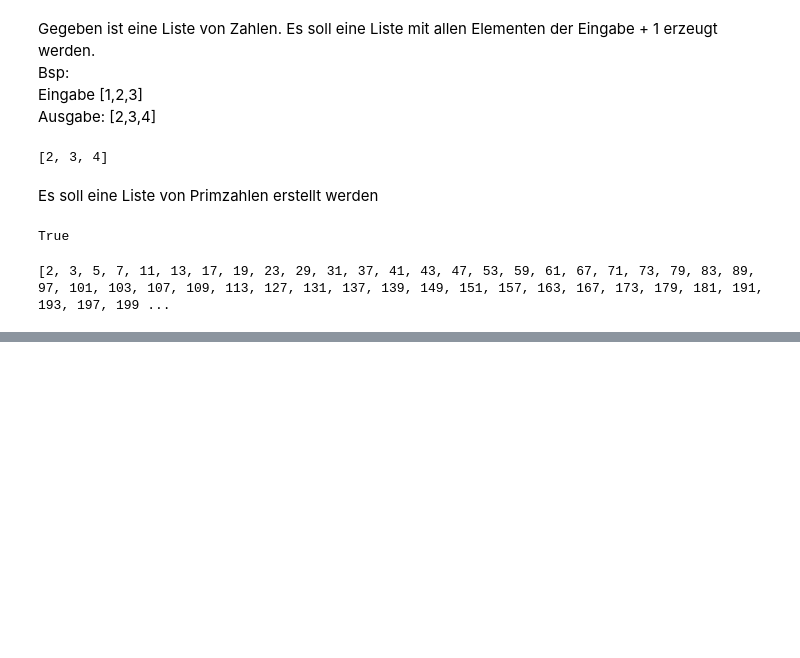
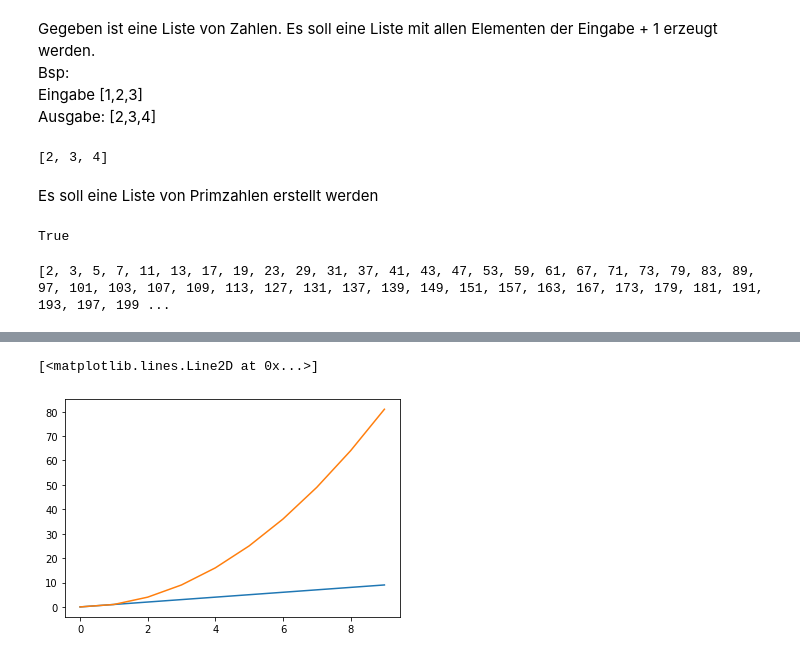
Before and after one commit to Pythonimeislabor/repo1, a Jupyter notebook: unser_erstes_notebook.ipynb, the cells around one changed output, grey strips where cells are left out. Drawn from its saved outputs; the diff is of its cells as text; code cells hidden in the pictures; blank space fills up the shorter version.

```diff
--- a/unser_erstes_notebook.ipynb
+++ b/unser_erstes_notebook.ipynb
@@ -494,0 +516,6 @@ len(liste)
+# %%
+plt.plot([x for x in range(10)])
+plt.plot([x**2 for x in range(10)])
+# %% [output]
+[<matplotlib.lines.Line2D at 0x...>]
+[figure, added]
```
Also changed, not shown: parts of 5 cells of this notebook.
